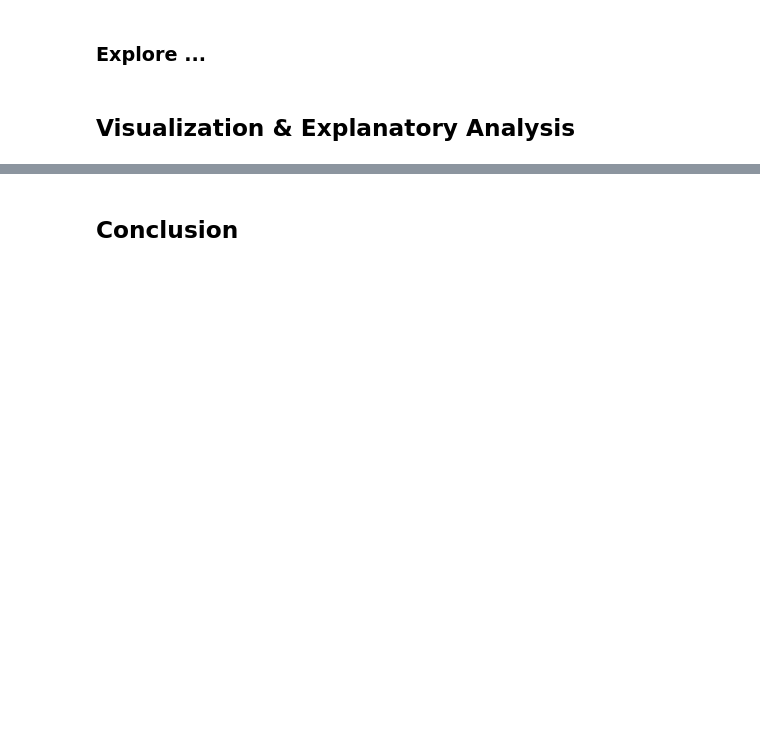
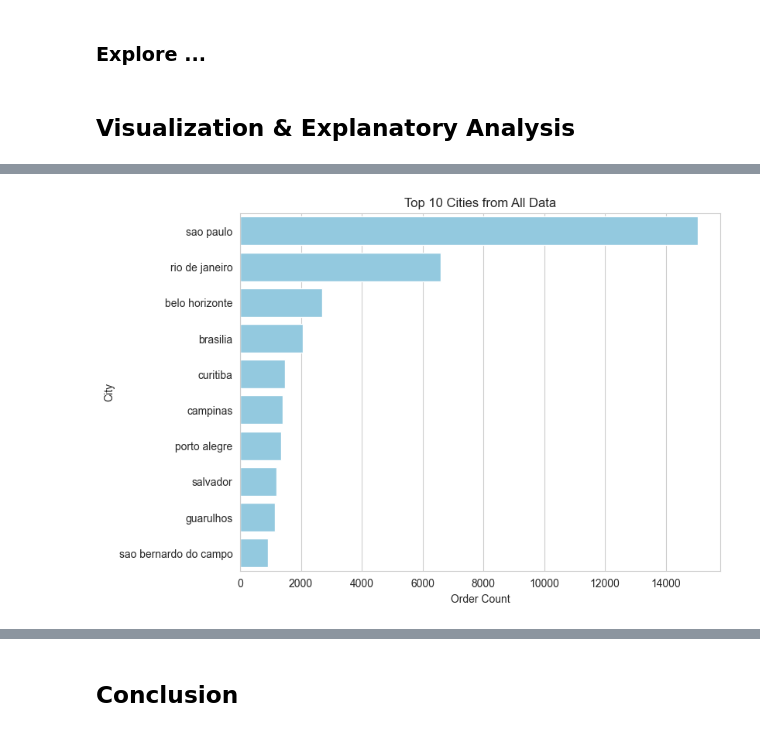
Before and after one commit to AgufSamudra/e-commerce-analysis, a Jupyter notebook: Proyek_Analisis_Data.ipynb, the cells around one changed output, grey strips where cells are left out. Cells and saved outputs as stored; diff of their text form; code cells hidden in the pictures; blank space fills up the shorter version.

```diff
--- a/Proyek_Analisis_Data.ipynb
+++ b/Proyek_Analisis_Data.ipynb
@@ -224,0 +222,12 @@ orders_df.describe()
+# %%
+# change data type object to datetime pandas
+
+# set columns of table
+change_to_datetime = ["order_purchase_timestamp", "order_approved_at",
+                      "order_delivered_carrier_date", "order_delivered_customer_date",
+                      "order_estimated_delivery_date"]
+
+# looping for each columns
+for column in change_to_datetime:
+    orders_with_cutomers_df[column] = pd.to_datetime(orders_with_cutomers_df[column], format="%Y-%m-%d %H:%M:%S")
+    orders_df[column] = pd.to_datetime(orders_df[column], format="%Y-%m-%d %H:%M:%S")
@@ -224,0 +276,6 @@ orders_df.describe()
+# %%
+# drop missing value in orders_with_cutomers_df
+orders_with_cutomers_df.dropna(axis=0, inplace=True)
+
+# drop missing value in orders_df
+orders_df.dropna(axis=0, inplace=True)
@@ -234,0 +371,13 @@ orders_df.describe()
+# %%
+top_10_city_order = orders_with_cutomers_df["customer_city"].value_counts().head(10)
+
+plt.figure(figsize=(8, 6))
+sns.set_style("whitegrid")
+sns.barplot(x=top_10_city_order.values, y=top_10_city_order.index, color="skyblue")
+
+plt.title('Top 10 Cities from All Data')
+plt.xlabel('Order Count')
+plt.ylabel('City')
+plt.show()
+# %% [output]
+[figure, added]
```
Also changed, not shown: parts of 28 cells of this notebook.
